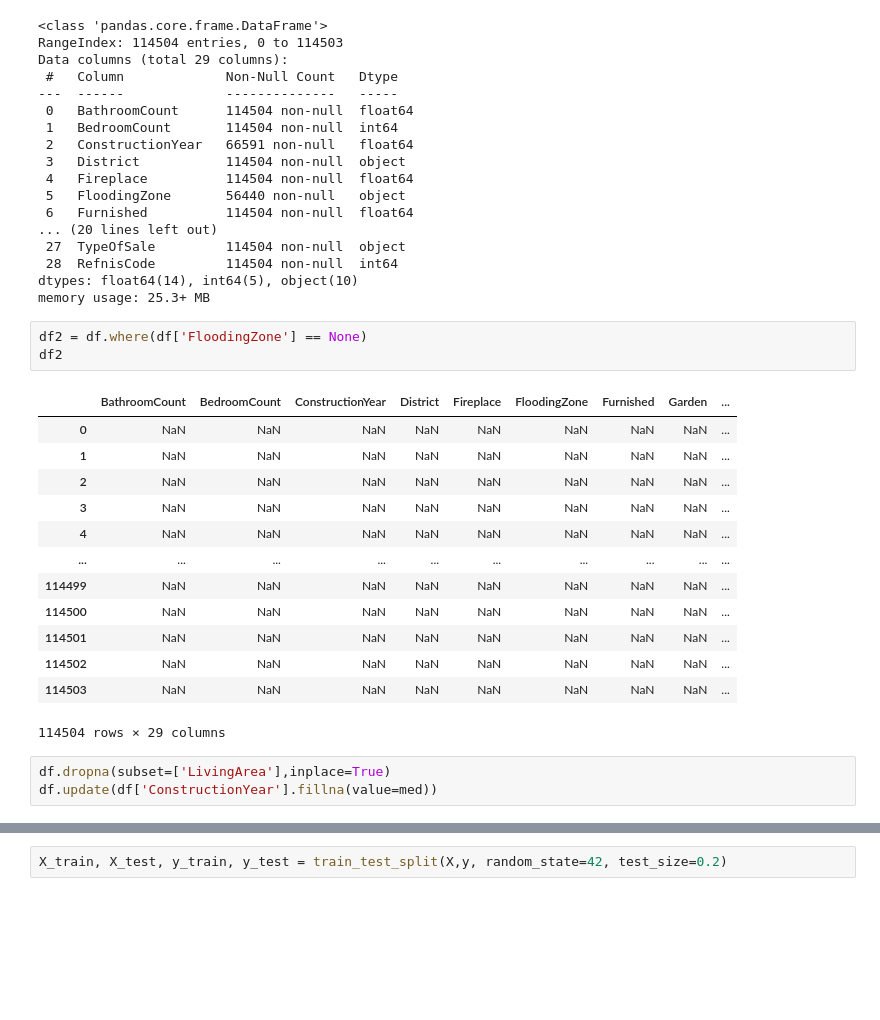
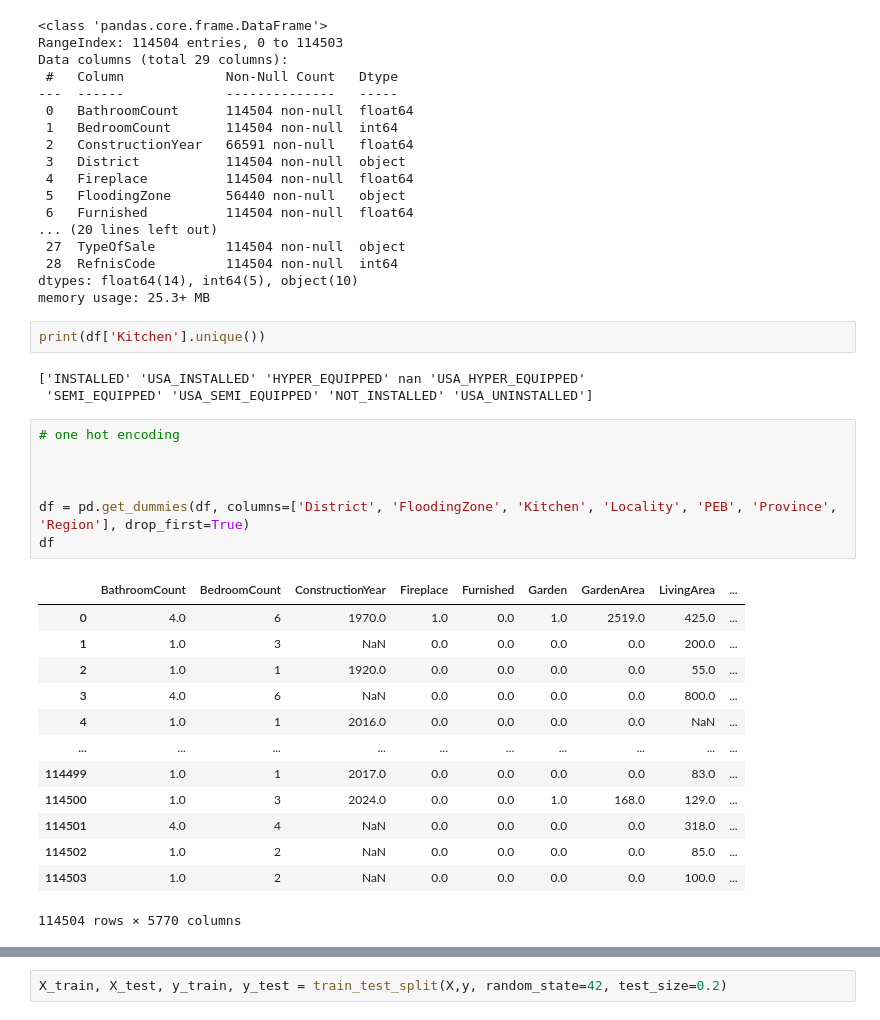
Before and after one commit to PierreRemacle/immo_eliza_ML, a Jupyter notebook: exploration.ipynb, the cells around one changed output, grey strips where cells are left out. Cells and saved outputs as stored; diff of their text form; blank space fills up the shorter version.

```diff
--- a/exploration.ipynb
+++ b/exploration.ipynb
@@ -47,23 +52,29 @@ Data columns (total 29 columns):
  28  RefnisCode         114504 non-null  int64
 dtypes: float64(14), int64(5), object(10)
 memory usage: 25.3+ MB
-# %%
-df2 = df.where(df['FloodingZone'] == None)
-df2
-# %% [output]
-|  | BathroomCount | BedroomCount | ConstructionYear | District | Fireplace | FloodingZone | Furnished | Garden | ... |
-| 0 | NaN | NaN | NaN | NaN | NaN | NaN | NaN | NaN | ... |
-| 1 | NaN | NaN | NaN | NaN | NaN | NaN | NaN | NaN | ... |
-| 2 | NaN | NaN | NaN | NaN | NaN | NaN | NaN | NaN | ... |
-| 3 | NaN | NaN | NaN | NaN | NaN | NaN | NaN | NaN | ... |
-| 4 | NaN | NaN | NaN | NaN | NaN | NaN | NaN | NaN | ... |
-| ... | ... | ... | ... | ... | ... | ... | ... | ... | ... |
-| 114499 | NaN | NaN | NaN | NaN | NaN | NaN | NaN | NaN | ... |
-| 114500 | NaN | NaN | NaN | NaN | NaN | NaN | NaN | NaN | ... |
-| 114501 | NaN | NaN | NaN | NaN | NaN | NaN | NaN | NaN | ... |
-| 114502 | NaN | NaN | NaN | NaN | NaN | NaN | NaN | NaN | ... |
-| 114503 | NaN | NaN | NaN | NaN | NaN | NaN | NaN | NaN | ... |
-114504 rows × 29 columns
-# %%
-df.dropna(subset=['LivingArea'],inplace=True)
-df.update(df['ConstructionYear'].fillna(value=med))
+# %%
+print(df['Kitchen'].unique())
+# %% [output]
+['INSTALLED' 'USA_INSTALLED' 'HYPER_EQUIPPED' nan 'USA_HYPER_EQUIPPED'
+ 'SEMI_EQUIPPED' 'USA_SEMI_EQUIPPED' 'NOT_INSTALLED' 'USA_UNINSTALLED']
+# %%
+# one hot encoding
+
+
+
+df = pd.get_dummies(df, columns=['District', 'FloodingZone', 'Kitchen', 'Locality', 'PEB', 'Province', 'Region'], drop_first=True)
+df
+# %% [output]
+|  | BathroomCount | BedroomCount | ConstructionYear | Fireplace | Furnished | Garden | GardenArea | LivingArea | ... |
+| 0 | 4.0 | 6 | 1970.0 | 1.0 | 0.0 | 1.0 | 2519.0 | 425.0 | ... |
+| 1 | 1.0 | 3 | NaN | 0.0 | 0.0 | 0.0 | 0.0 | 200.0 | ... |
+| 2 | 1.0 | 1 | 1920.0 | 0.0 | 0.0 | 0.0 | 0.0 | 55.0 | ... |
+| 3 | 4.0 | 6 | NaN | 0.0 | 0.0 | 0.0 | 0.0 | 800.0 | ... |
+| 4 | 1.0 | 1 | 2016.0 | 0.0 | 0.0 | 0.0 | 0.0 | NaN | ... |
+| ... | ... | ... | ... | ... | ... | ... | ... | ... | ... |
+| 114499 | 1.0 | 1 | 2017.0 | 0.0 | 0.0 | 0.0 | 0.0 | 83.0 | ... |
+| 114500 | 1.0 | 3 | 2024.0 | 0.0 | 0.0 | 1.0 | 168.0 | 129.0 | ... |
+| 114501 | 4.0 | 4 | NaN | 0.0 | 0.0 | 0.0 | 0.0 | 318.0 | ... |
+| 114502 | 1.0 | 2 | NaN | 0.0 | 0.0 | 0.0 | 0.0 | 85.0 | ... |
+| 114503 | 1.0 | 2 | NaN | 0.0 | 0.0 | 0.0 | 0.0 | 100.0 | ... |
+114504 rows × 5770 columns
```
Also changed, not shown: parts of 7 cells of this notebook, 1 other file.
